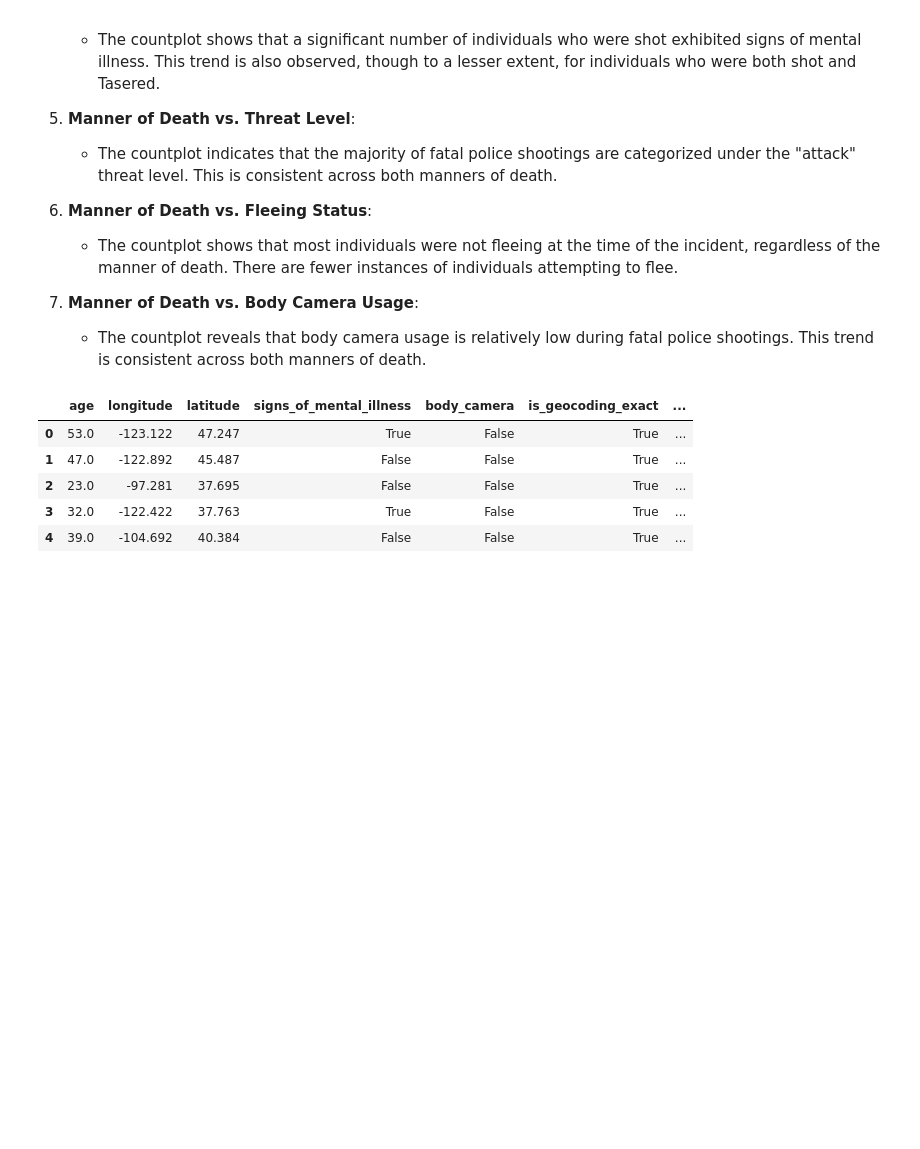
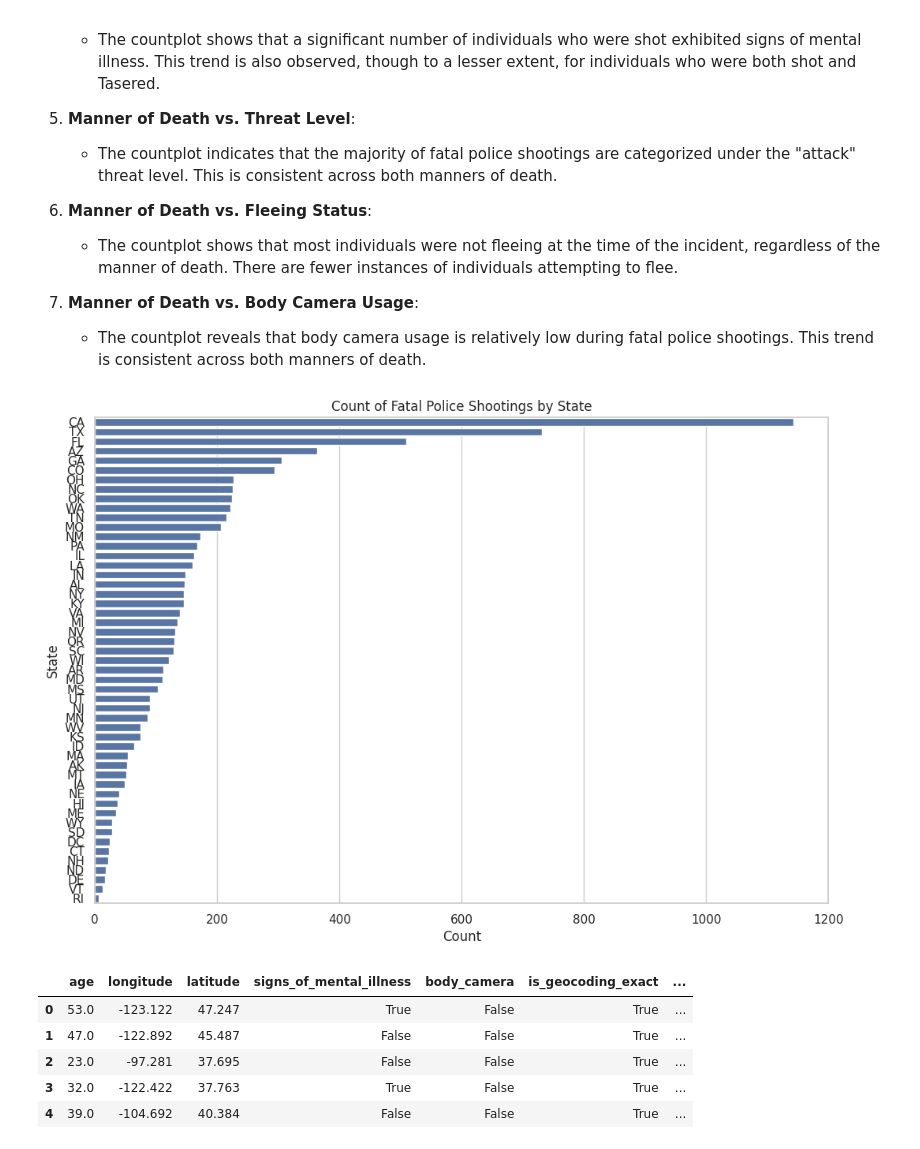
Before and after one commit to axeltanjung/fatal_shoot_causality, a Jupyter notebook: notebook/notebook.ipynb, the cells around one changed output. Cells and saved outputs as stored; diff of their text form; code cells hidden in the pictures; blank space fills up the shorter version.

```diff
--- a/notebook/notebook.ipynb
+++ b/notebook/notebook.ipynb
@@ -351,6 +351,15 @@ plt.show()
 
 7. **Manner of Death vs. Body Camera Usage**:
     - The countplot reveals that body camera usage is relatively low during fatal police shootings. This trend is consistent across both manners of death.
+# %%
+plt.figure(figsize=(12, 8))
+sns.countplot(y='state', data=df_fatal, order=df_fatal['state'].value_counts().index)
+plt.title('Count of Fatal Police Shootings by State')
+plt.xlabel('Count')
+plt.ylabel('State')
+plt.show()
+# %% [output]
+[figure, added]
 # %%
 # Separate numerical columns
 numerical_df = df_fatal.select_dtypes(include=['number']).drop(columns=['id'])
```
Also changed, not shown: parts of 17 cells of this notebook, 1 other file.
